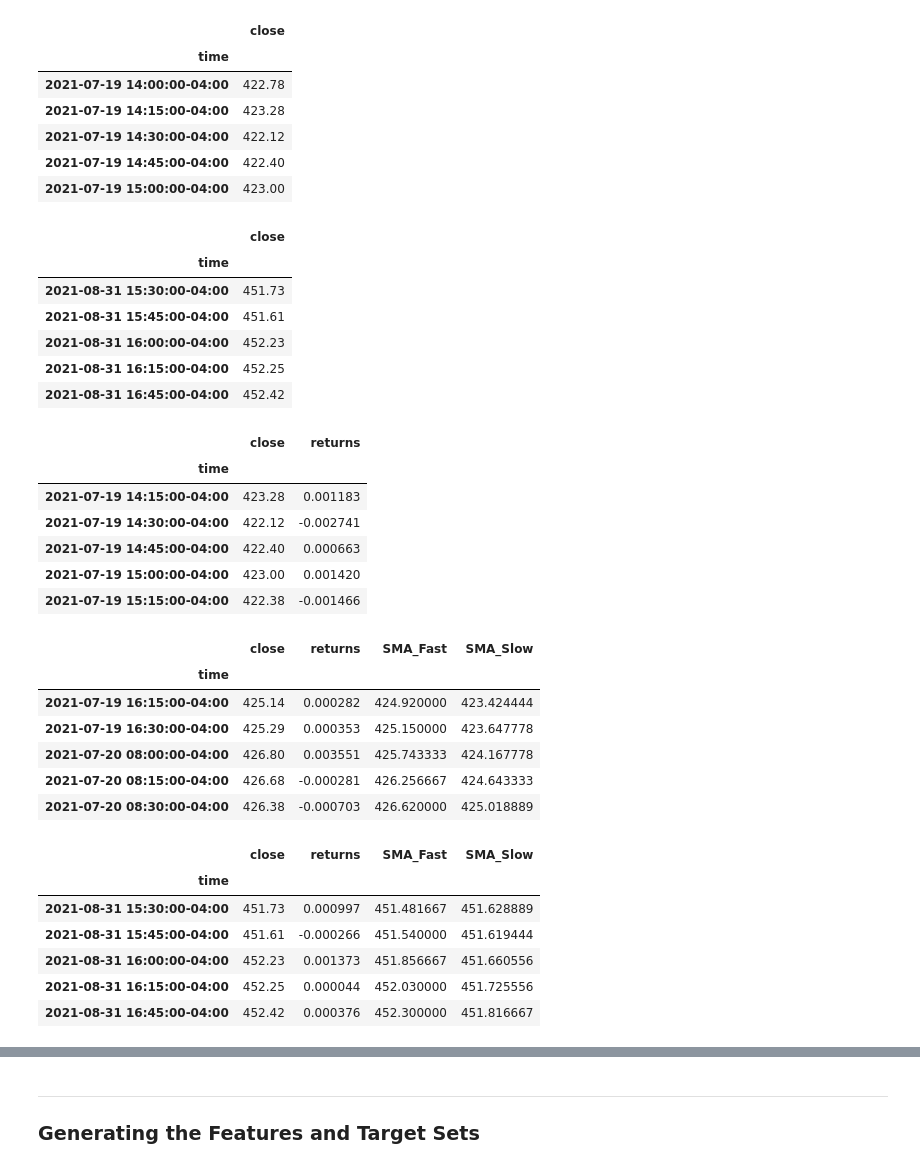
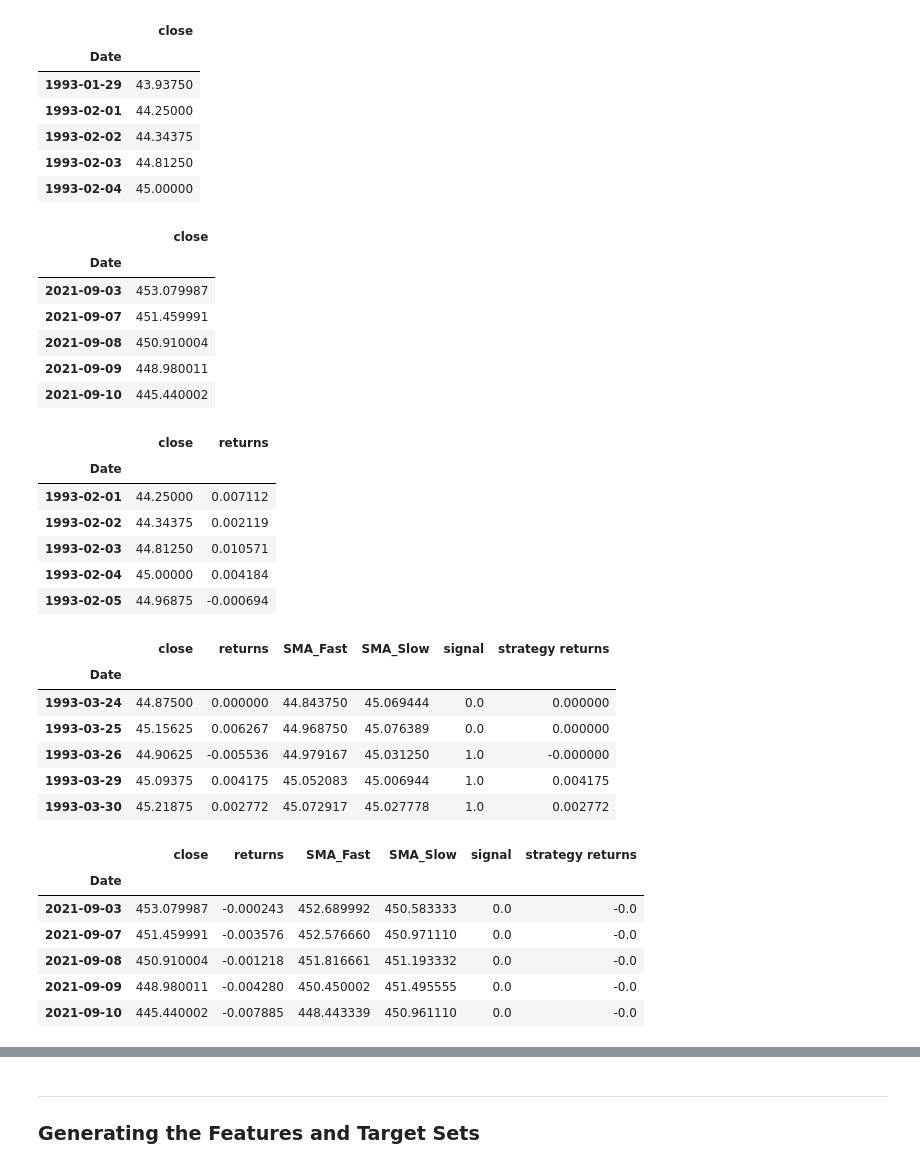
Before and after one commit to NehaJantre/SwingTradingBot, a Jupyter notebook: SwingTradeAlgo.ipynb, the cells around one changed output, grey strips where cells are left out. Drawn from its saved outputs; the diff is of its cells as text; code cells hidden in the pictures.

```diff
--- a/SwingTradeAlgo.ipynb
+++ b/SwingTradeAlgo.ipynb
@@ -96,0 +79,9 @@ display(SPY_df.tail())
+# %%
+# Read in the CSV data for SPY
+
+SPY_df = pd.read_csv(Path('./Resources/SPY_Close.csv'),
+                     index_col='Date',
+                     parse_dates=True,
+                     infer_datetime_format=True)
+
+SPY_df.head()
@@ -97,33 +96,33 @@ display(SPY_df.tail())
 # %%
 # Create df for SPY closing prices
 
 SPY_close = pd.DataFrame()
 
-SPY_close['close'] = SPY_df['SPY']['close']
+SPY_close['close'] = SPY_df['Close']
 
 # Drop the time component of the date
 
 # SPY_close.index = SPY_close.index.time
 
 # Review SPY DF
 
 display(SPY_close.head())
 display(SPY_close.tail())
 # %% [output]
 |  | close |
-| time |  |
-| 2021-07-19 14:00:00-04:00 | 422.78 |
-| 2021-07-19 14:15:00-04:00 | 423.28 |
-| 2021-07-19 14:30:00-04:00 | 422.12 |
-| 2021-07-19 14:45:00-04:00 | 422.40 |
-| 2021-07-19 15:00:00-04:00 | 423.00 |
+| Date |  |
+| 1993-01-29 | 43.93750 |
+| 1993-02-01 | 44.25000 |
+| 1993-02-02 | 44.34375 |
+| 1993-02-03 | 44.81250 |
+| 1993-02-04 | 45.00000 |
 |  | close |
-| time |  |
-| 2021-08-31 15:30:00-04:00 | 451.73 |
-| 2021-08-31 15:45:00-04:00 | 451.61 |
-| 2021-08-31 16:00:00-04:00 | 452.23 |
-| 2021-08-31 16:15:00-04:00 | 452.25 |
-| 2021-08-31 16:45:00-04:00 | 452.42 |
+| Date |  |
+| 2021-09-03 | 453.079987 |
+| 2021-09-07 | 451.459991 |
+| 2021-09-08 | 450.910004 |
+| 2021-09-09 | 448.980011 |
+| 2021-09-10 | 445.440002 |
 # %%
 SPY_signals = pd.DataFrame()
 
@@ -136,12 +135,12 @@ SPY_signals = SPY_signals.dropna()
 SPY_signals.head()
 # %% [output]
 |  | close | returns |
-| time |  |  |
-| 2021-07-19 14:15:00-04:00 | 423.28 | 0.001183 |
-| 2021-07-19 14:30:00-04:00 | 422.12 | -0.002741 |
-| 2021-07-19 14:45:00-04:00 | 422.40 | 0.000663 |
-| 2021-07-19 15:00:00-04:00 | 423.00 | 0.001420 |
-| 2021-07-19 15:15:00-04:00 | 422.38 | -0.001466 |
+| Date |  |  |
+| 1993-02-01 | 44.25000 | 0.007112 |
+| 1993-02-02 | 44.34375 | 0.002119 |
+| 1993-02-03 | 44.81250 | 0.010571 |
+| 1993-02-04 | 45.00000 | 0.004184 |
+| 1993-02-05 | 44.96875 | -0.000694 |
 # %%
 # Set the short window and long window
 short_window = 3
@@ -159,20 +158,20 @@ display(SPY_signals.tail())
 
 SPY_signals["signal"] = 0.0
 # %% [output]
-|  | close | returns | SMA_Fast | SMA_Slow |
-| time |  |  |  |  |
-| 2021-07-19 16:15:00-04:00 | 425.14 | 0.000282 | 424.920000 | 423.424444 |
-| 2021-07-19 16:30:00-04:00 | 425.29 | 0.000353 | 425.150000 | 423.647778 |
-| 2021-07-20 08:00:00-04:00 | 426.80 | 0.003551 | 425.743333 | 424.167778 |
-| 2021-07-20 08:15:00-04:00 | 426.68 | -0.000281 | 426.256667 | 424.643333 |
-| 2021-07-20 08:30:00-04:00 | 426.38 | -0.000703 | 426.620000 | 425.018889 |
+|  | close | returns | SMA_Fast | SMA_Slow | signal | strategy returns |
+| Date |  |  |  |  |  |  |
+| 1993-03-24 | 44.87500 | 0.000000 | 44.843750 | 45.069444 | 0.0 | 0.000000 |
+| 1993-03-25 | 45.15625 | 0.006267 | 44.968750 | 45.076389 | 0.0 | 0.000000 |
+| 1993-03-26 | 44.90625 | -0.005536 | 44.979167 | 45.031250 | 1.0 | -0.000000 |
+| 1993-03-29 | 45.09375 | 0.004175 | 45.052083 | 45.006944 | 1.0 | 0.004175 |
+| 1993-03-30 | 45.21875 | 0.002772 | 45.072917 | 45.027778 | 1.0 | 0.002772 |
-|  | close | returns | SMA_Fast | SMA_Slow |
-| time |  |  |  |  |
-| 2021-08-31 15:30:00-04:00 | 451.73 | 0.000997 | 451.481667 | 451.628889 |
-| 2021-08-31 15:45:00-04:00 | 451.61 | -0.000266 | 451.540000 | 451.619444 |
-| 2021-08-31 16:00:00-04:00 | 452.23 | 0.001373 | 451.856667 | 451.660556 |
-| 2021-08-31 16:15:00-04:00 | 452.25 | 0.000044 | 452.030000 | 451.725556 |
-| 2021-08-31 16:45:00-04:00 | 452.42 | 0.000376 | 452.300000 | 451.816667 |
+|  | close | returns | SMA_Fast | SMA_Slow | signal | strategy returns |
+| Date |  |  |  |  |  |  |
+| 2021-09-03 | 453.079987 | -0.000243 | 452.689992 | 450.583333 | 0.0 | -0.0 |
+| 2021-09-07 | 451.459991 | -0.003576 | 452.576660 | 450.971110 | 0.0 | -0.0 |
+| 2021-09-08 | 450.910004 | -0.001218 | 451.816661 | 451.193332 | 0.0 | -0.0 |
+| 2021-09-09 | 448.980011 | -0.004280 | 450.450002 | 451.495555 | 0.0 | -0.0 |
+| 2021-09-10 | 445.440002 | -0.007885 | 448.443339 | 450.961110 | 0.0 | -0.0 |
 # %%
 # Generate the trading signal 0 or 1,
 # where 1 is the short-window (SMA50) greater than the long-window (SMA100)
```
Also changed, not shown: parts of 12 cells of this notebook, 1 other file.
